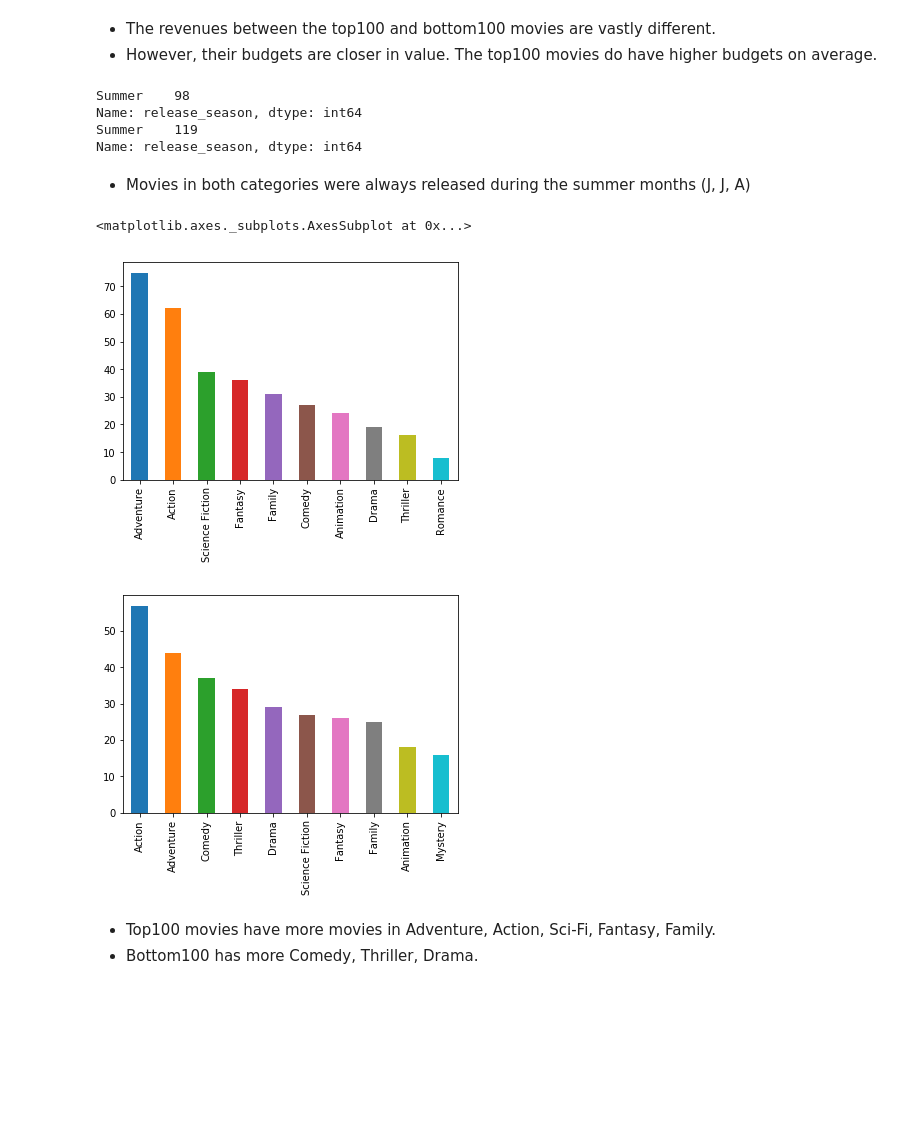
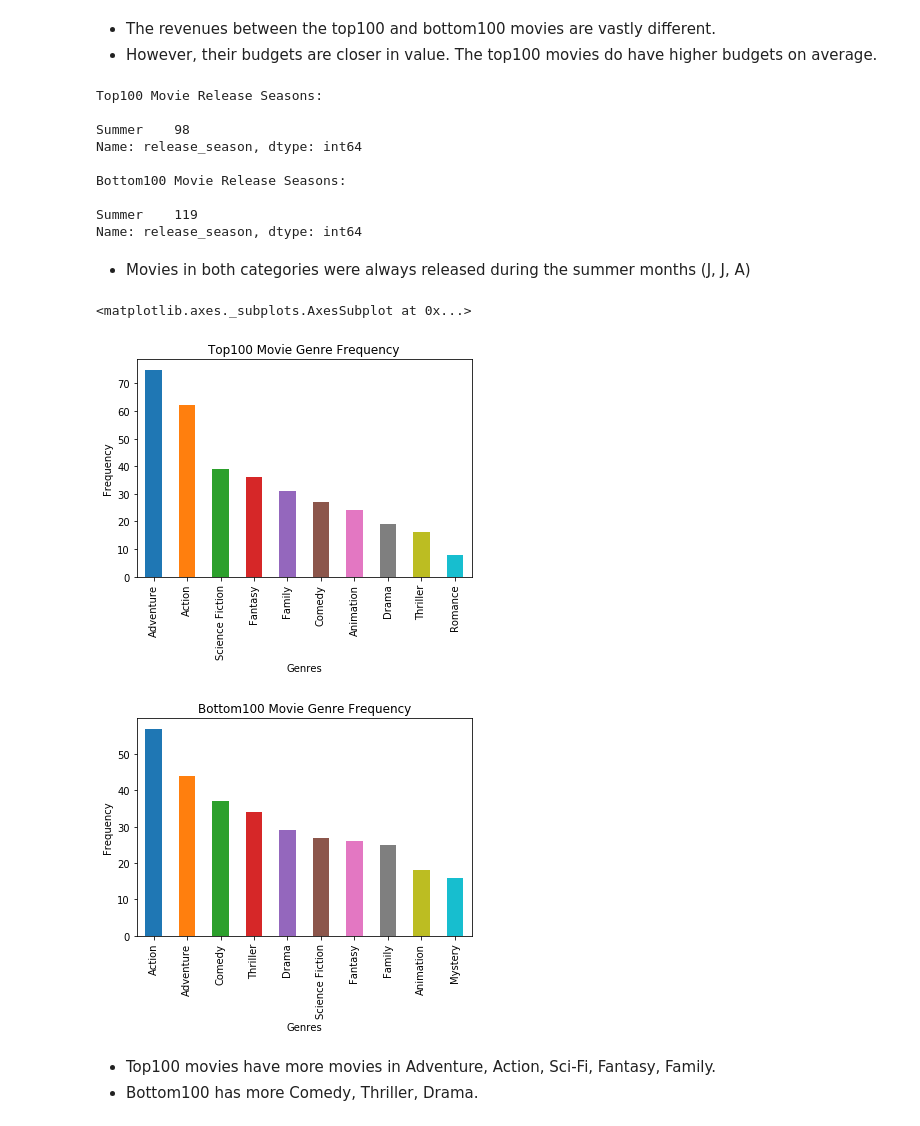
Before and after one commit to angadkalra/NYTimes-Movie-Critics, a Jupyter notebook: ProjectCode.ipynb, the cells around one changed output. Drawn from its saved outputs; the diff is of its cells as text; code cells hidden in the pictures; blank space fills up the shorter version.

```diff
--- a/ProjectCode.ipynb
+++ b/ProjectCode.ipynb
@@ -459,11 +467,18 @@ plt.show()
 top100_relseason_counts = top100_df["release_season"].value_counts()
 bott100_relseason_counts = bottom100_df["release_season"].value_counts()
 
+print("Top100 Movie Release Seasons:\n")
 print(top100_relseason_counts)
+print("\nBottom100 Movie Release Seasons:\n")
 print(bott100_relseason_counts)
 # %% [output]
+Top100 Movie Release Seasons:
+
 Summer    98
 Name: release_season, dtype: int64
+
+Bottom100 Movie Release Seasons:
+
 Summer    119
 Name: release_season, dtype: int64
 # %% [markdown]
@@ -480,14 +495,21 @@ bott100_genres_sum = bott100_genres.sum(axis=0)
 bott100_genres_sum = bott100_genres_sum.sort_values(ascending=False)
 # %%
 plt.figure(1)
+plt.title("Top100 Movie Genre Frequency")
+plt.ylabel("Frequency")
+plt.xlabel("Genres")
 top100_genres_sum[:10].plot.bar()
 
+
 plt.figure(2)
+plt.title("Bottom100 Movie Genre Frequency")
+plt.ylabel("Frequency")
+plt.xlabel("Genres")
 bott100_genres_sum[:10].plot.bar()
 # %% [output]
 <matplotlib.axes._subplots.AxesSubplot at 0x...>
-[figure, old version]
+[figure, new version]
-[figure, old version]
+[figure, new version]
 # %% [markdown]
 * Top100 movies have more movies in Adventure, Action, Sci-Fi, Fantasy, Family.
 * Bottom100 has more Comedy, Thriller, Drama.
```
Also changed, not shown: parts of 2 cells of this notebook, 1 other file.
